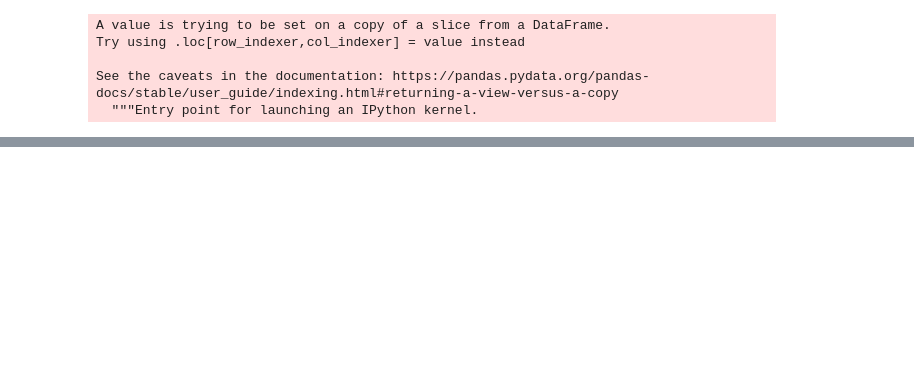
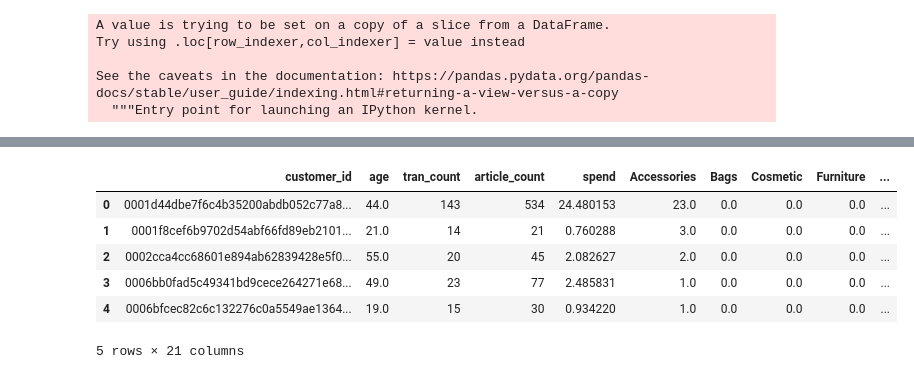
Before and after one commit to kaushikabhishek87/Kaggle_datascience, a Jupyter notebook: multi.ipynb, the cells around one changed output, grey strips where cells are left out. Cells and saved outputs as stored; diff of their text form; code cells hidden in the pictures; blank space fills up the shorter version.

```diff
--- a/multi.ipynb
+++ b/multi.ipynb
@@ -38,6 +31,5 @@ See the caveats in the documentation: https://pandas.pydata.org/pandas-docs/stab
 # %%
-cust_data['article_max_purchase_date'] = cust_data.\
-groupby(['article_id'])['t_dat_datetime'].transform('max')
+cust_data['article_max_purchase_date'] = cust_data.groupby(['article_id'])['t_dat_datetime'].transform('max')
 # %% [output]
 A value is trying to be set on a copy of a slice from a DataFrame.
 Try using .loc[row_indexer,col_indexer] = value instead
@@ -46,7 +39,7 @@ See the caveats in the documentation: https://pandas.pydata.org/pandas-docs/stab
 # %%
 cust_data['product_purchase'] = cust_data.groupby(['article_id'])['customer_id'].transform('nunique')
 
-# cust_data = cust_data[cust_dat['product_purchase'] >= 12]
+cust_data = cust_data[cust_data['product_purchase'] >= 12]
 # %% [output]
 A value is trying to be set on a copy of a slice from a DataFrame.
 Try using .loc[row_indexer,col_indexer] = value instead
@@ -148,3 +153,40 @@ cust_features = pd.merge(cust_features,
+# %%
+def age_groups(x):
+    if x <= 10:
+        'kids'
+    elif x > 10 & x <= 20:
+        'early_teen'
+    elif x > 20  & x <= 25:
+        'young'
+    elif x > 25 &  x<= 30:
+        'late_20'
+    elif x > 30 & x<= 35:
+        'early_30'
+    elif x > 35 & x <= 40:
+        'late_30'
+    elif x > 40 & x <= 45:
+        'early_40'
+    elif x > 45 & x <= 50:
+        'late_40'
+    elif x > 50 & x <= 55:
+        'early_50'
+    elif x > 55 & x <= 60:
+        'late_50'
+    elif x > 60 & x <= 70:
+        'early_60'
+    elif x > 70 :
+        'above_70'
+
+
+cust_features.head()
+# %% [output]
+|  | customer_id | age | tran_count | article_count | spend | Accessories | Bags | Cosmetic | Furniture | ... |
+| 0 | 0001d44dbe7f6c4b35200abdb052c77a8... | 44.0 | 143 | 534 | 24.480153 | 23.0 | 0.0 | 0.0 | 0.0 | ... |
+| 1 | 0001f8cef6b9702d54abf66fd89eb2101... | 21.0 | 14 | 21 | 0.760288 | 3.0 | 0.0 | 0.0 | 0.0 | ... |
+| 2 | 0002cca4cc68601e894ab62839428e5f0... | 55.0 | 20 | 45 | 2.082627 | 2.0 | 0.0 | 0.0 | 0.0 | ... |
+| 3 | 0006bb0fad5c49341bd9cece264271e68... | 49.0 | 23 | 77 | 2.485831 | 1.0 | 0.0 | 0.0 | 0.0 | ... |
+| 4 | 0006bfcec82c6c132276c0a5549ae1364... | 19.0 | 15 | 30 | 0.934220 | 1.0 | 0.0 | 0.0 | 0.0 | ... |
+5 rows × 21 columns
 # %%
 model_data = pd.merge(cust_data_2020_9,
                       cust_features,
```
Also changed, not shown: parts of 7 cells of this notebook.
